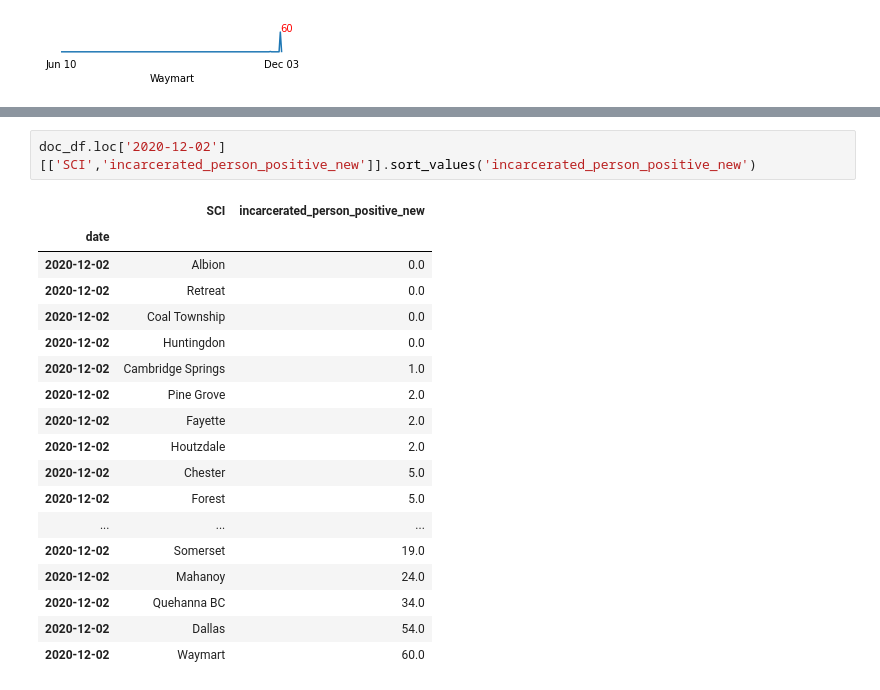
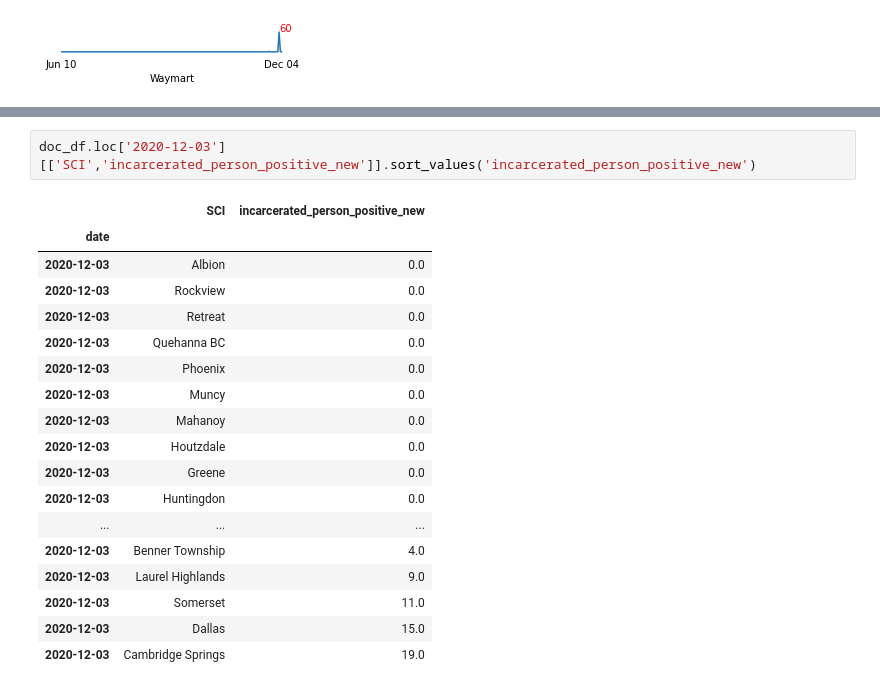
Before and after one commit to jmparelman/PA-SCI_COVID19, a Jupyter notebook: notebooks/plot_DOC_testing_case_data.ipynb, the cells around one changed output, grey strips where cells are left out. Saved outputs shown, nothing was run; the diff lists cells and outputs as text.

```diff
--- a/notebooks/plot_DOC_testing_case_data.ipynb
+++ b/notebooks/plot_DOC_testing_case_data.ipynb
@@ -141,26 +141,26 @@ for SCI in doc_df['SCI'].unique():
 [figure]
 ... (13 outputs left out)
 # %%
-doc_df.loc['2020-12-02'][['SCI','incarcerated_person_positive_new']].sort_values('incarcerated_person_positive_new')
+doc_df.loc['2020-12-03'][['SCI','incarcerated_person_positive_new']].sort_values('incarcerated_person_positive_new')
 # %% [output]
 |  | SCI | incarcerated_person_positive_new |
 | date |  |  |
-| 2020-12-02 | Albion | 0.0 |
-| 2020-12-02 | Retreat | 0.0 |
-| 2020-12-02 | Coal Township | 0.0 |
-| 2020-12-02 | Huntingdon | 0.0 |
-| 2020-12-02 | Cambridge Springs | 1.0 |
-| 2020-12-02 | Pine Grove | 2.0 |
-| 2020-12-02 | Fayette | 2.0 |
-| 2020-12-02 | Houtzdale | 2.0 |
-| 2020-12-02 | Chester | 5.0 |
-| 2020-12-02 | Forest | 5.0 |
+| 2020-12-03 | Albion | 0.0 |
+| 2020-12-03 | Rockview | 0.0 |
+| 2020-12-03 | Retreat | 0.0 |
+| 2020-12-03 | Quehanna BC | 0.0 |
+| 2020-12-03 | Phoenix | 0.0 |
+| 2020-12-03 | Muncy | 0.0 |
+| 2020-12-03 | Mahanoy | 0.0 |
+| 2020-12-03 | Houtzdale | 0.0 |
+| 2020-12-03 | Greene | 0.0 |
+| 2020-12-03 | Huntingdon | 0.0 |
 | ... | ... | ... |
-| 2020-12-02 | Somerset | 19.0 |
-| 2020-12-02 | Mahanoy | 24.0 |
-| 2020-12-02 | Quehanna BC | 34.0 |
-| 2020-12-02 | Dallas | 54.0 |
-| 2020-12-02 | Waymart | 60.0 |
+| 2020-12-03 | Benner Township | 4.0 |
+| 2020-12-03 | Laurel Highlands | 9.0 |
+| 2020-12-03 | Somerset | 11.0 |
+| 2020-12-03 | Dallas | 15.0 |
+| 2020-12-03 | Cambridge Springs | 19.0 |
 # %%
 doc_df[doc_df['SCI']=='Waymart']['incarcerated_person_positive_new'].plot(kind='bar')
 # %% [output]
```
Also changed, not shown: parts of 12 cells of this notebook, 1 other file.
